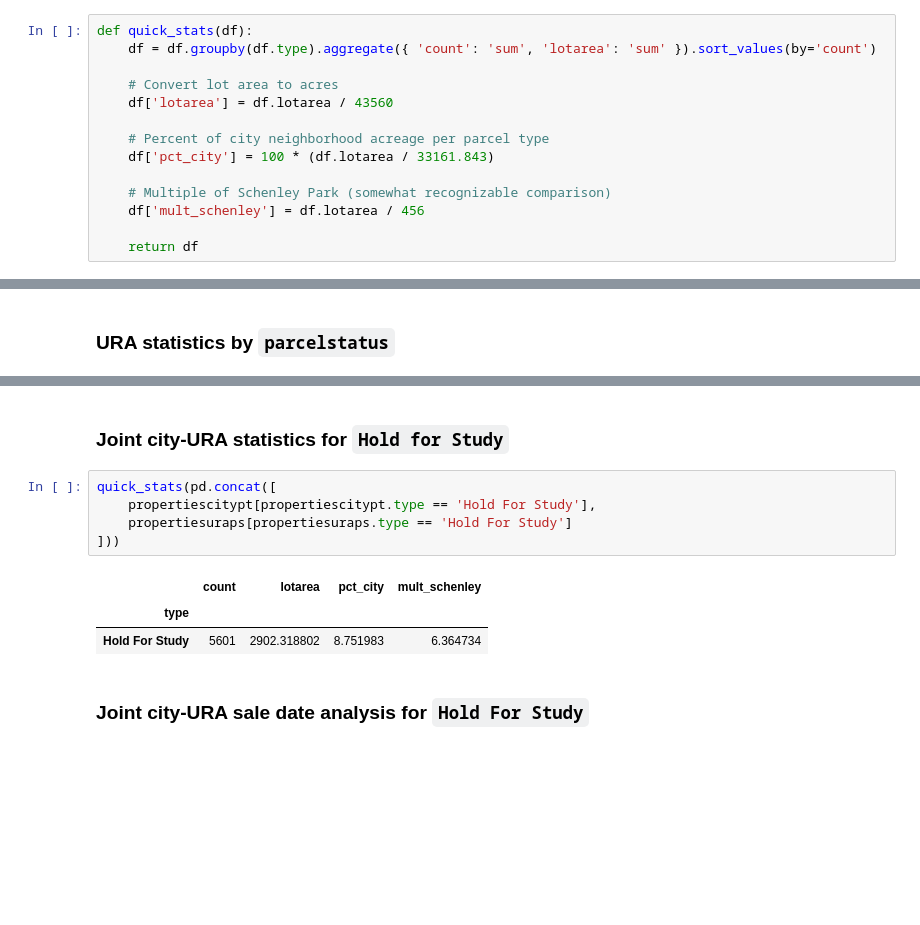
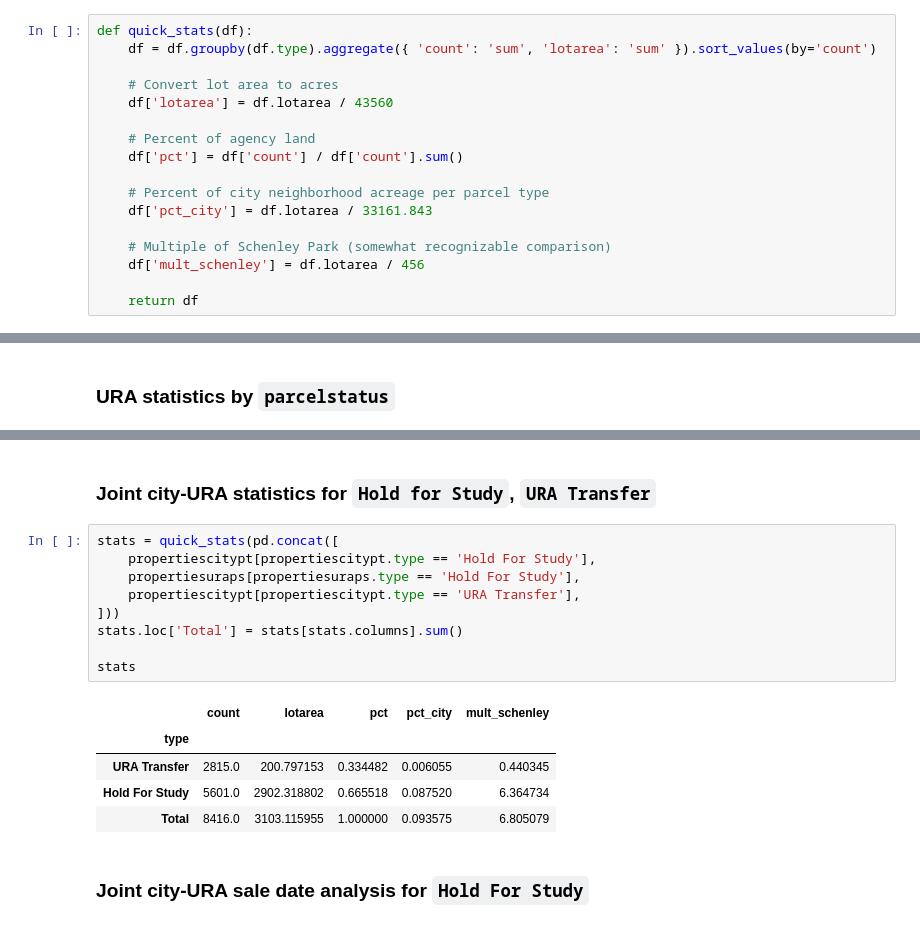
Before and after one commit to maclover7/pghland, a Jupyter notebook: city-inventory.ipynb, the cells around one changed output, grey strips where cells are left out. Drawn from its saved outputs; the diff is of its cells as text; blank space fills up the shorter version.

```diff
--- a/city-inventory.ipynb
+++ b/city-inventory.ipynb
@@ -15,8 +15,11 @@ def quick_stats(df):
     # Convert lot area to acres
     df['lotarea'] = df.lotarea / 43560
 
+    # Percent of agency land
+    df['pct'] = df['count'] / df['count'].sum()
+
     # Percent of city neighborhood acreage per parcel type
-    df['pct_city'] = 100 * (df.lotarea / 33161.843)
+    df['pct_city'] = df.lotarea / 33161.843
 
     # Multiple of Schenley Park (somewhat recognizable comparison)
     df['mult_schenley'] = df.lotarea / 456
@@ -82,14 +85,20 @@ quick_stats(propertiesuraps)
 # %% [markdown]
-### Joint city-URA statistics for `Hold for Study`
+### Joint city-URA statistics for `Hold for Study`, `URA Transfer`
 # %%
-quick_stats(pd.concat([
+stats = quick_stats(pd.concat([
     propertiescitypt[propertiescitypt.type == 'Hold For Study'],
-    propertiesuraps[propertiesuraps.type == 'Hold For Study']
+    propertiesuraps[propertiesuraps.type == 'Hold For Study'],
+    propertiescitypt[propertiescitypt.type == 'URA Transfer'],
 ]))
+stats.loc['Total'] = stats[stats.columns].sum()
+
+stats
 # %% [output]
-|  | count | lotarea | pct_city | mult_schenley |
-| type |  |  |  |  |
-| Hold For Study | 5601 | 2902.318802 | 8.751983 | 6.364734 |
+|  | count | lotarea | pct | pct_city | mult_schenley |
+| type |  |  |  |  |  |
+| URA Transfer | 2815.0 | 200.797153 | 0.334482 | 0.006055 | 0.440345 |
+| Hold For Study | 5601.0 | 2902.318802 | 0.665518 | 0.087520 | 6.364734 |
+| Total | 8416.0 | 3103.115955 | 1.000000 | 0.093575 | 6.805079 |
 # %% [markdown]
 ### Joint city-URA sale date analysis for `Hold For Study`
 # %%
```
Also changed, not shown: parts of 4 cells of this notebook.
